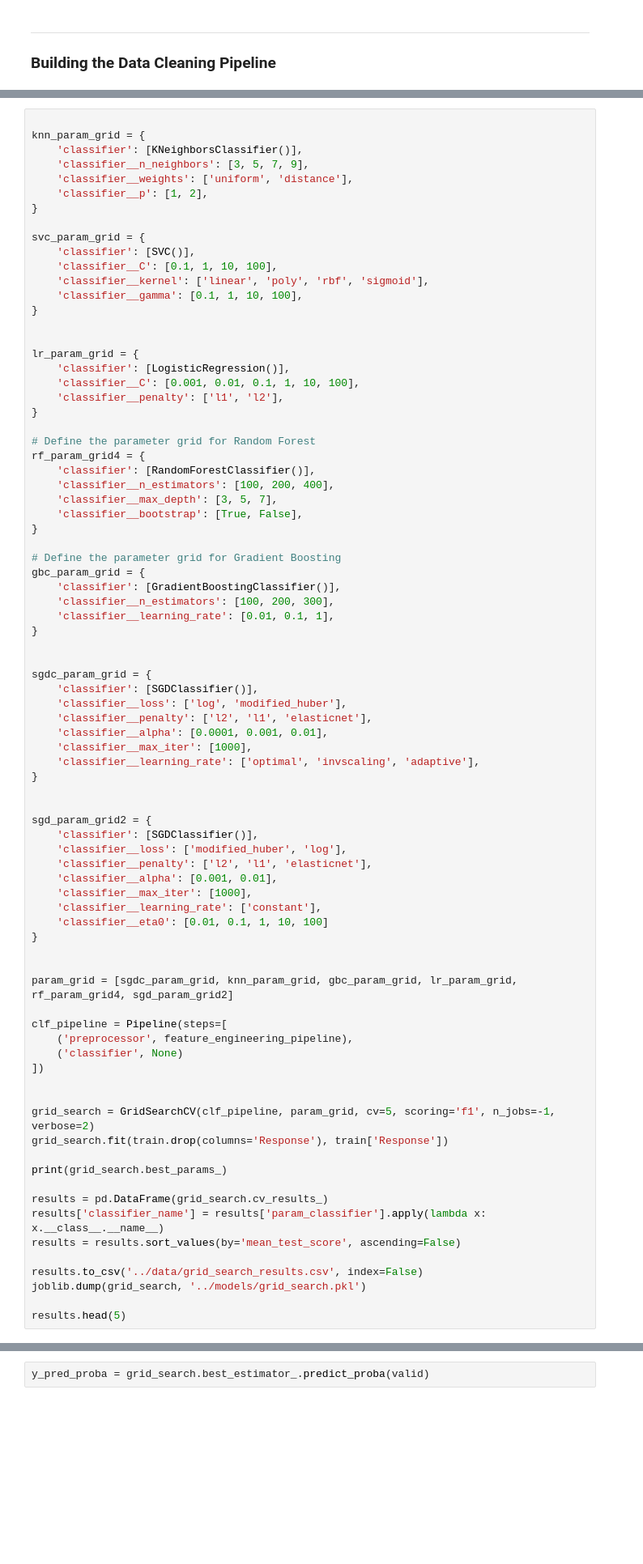
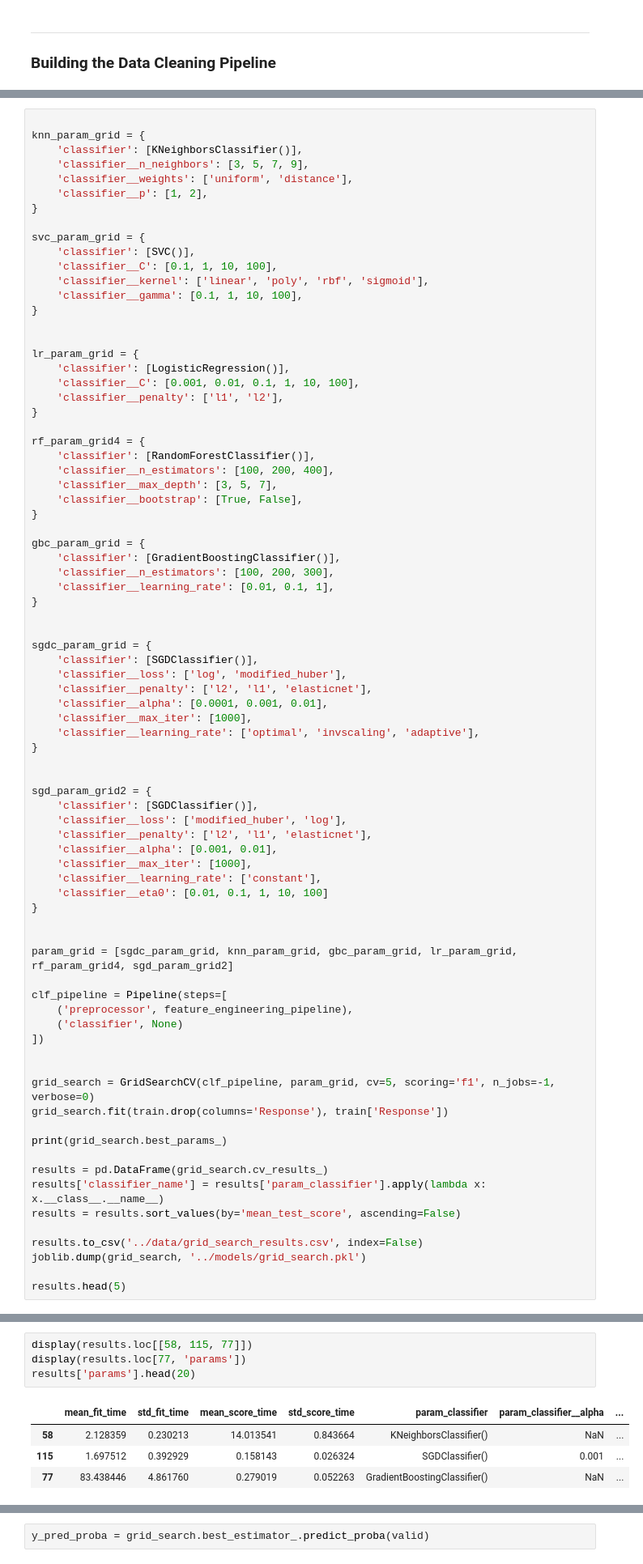
Before and after one commit to MatthieuLeNozach/insurance_classification_imalanced, a Jupyter notebook: notebooks/model_building.ipynb, the cells around one changed output, grey strips where cells are left out. Shown at 81% size. Saved outputs shown, nothing was run; the diff lists cells and outputs as text; blank space fills up the shorter version.

```diff
--- a/notebooks/model_building.ipynb
+++ b/notebooks/model_building.ipynb
@@ -253,7 +288,6 @@ lr_param_grid = {
     'classifier__penalty': ['l1', 'l2'],
 }
 
-# Define the parameter grid for Random Forest
 rf_param_grid4 = {
     'classifier': [RandomForestClassifier()],
     'classifier__n_estimators': [100, 200, 400],
@@ -261,7 +295,6 @@ rf_param_grid4 = {
     'classifier__bootstrap': [True, False],
 }
 
-# Define the parameter grid for Gradient Boosting
 gbc_param_grid = {
     'classifier': [GradientBoostingClassifier()],
     'classifier__n_estimators': [100, 200, 300],
@@ -298,7 +331,7 @@ clf_pipeline = Pipeline(steps=[
 ])
 
 
-grid_search = GridSearchCV(clf_pipeline, param_grid, cv=5, scoring='f1', n_jobs=-1, verbose=2)
+grid_search = GridSearchCV(clf_pipeline, param_grid, cv=5, scoring='f1', n_jobs=-1, verbose=0)
 grid_search.fit(train.drop(columns='Response'), train['Response'])
 
 print(grid_search.best_params_)
@@ -366,0 +349,9 @@ results.head(5)
+# %%
+display(results.loc[[58, 115, 77]])
+display(results.loc[77, 'params'])
+results['params'].head(20)
+# %% [output]
+|  | mean_fit_time | std_fit_time | mean_score_time | std_score_time | param_classifier | param_classifier__alpha | ... |
+| 58 | 2.128359 | 0.230213 | 14.013541 | 0.843664 | KNeighborsClassifier() | NaN | ... |
+| 115 | 1.697512 | 0.392929 | 0.158143 | 0.026324 | SGDClassifier() | 0.001 | ... |
+| 77 | 83.438446 | 4.861760 | 0.279019 | 0.052263 | GradientBoostingClassifier() | NaN | ... |
```
Also changed, not shown: parts of 10 cells of this notebook, 21 other files.
